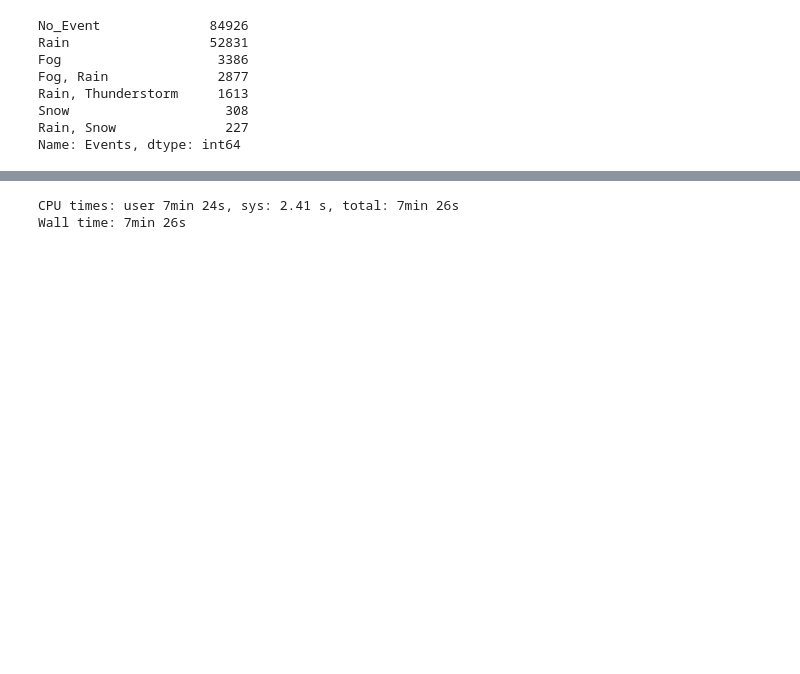
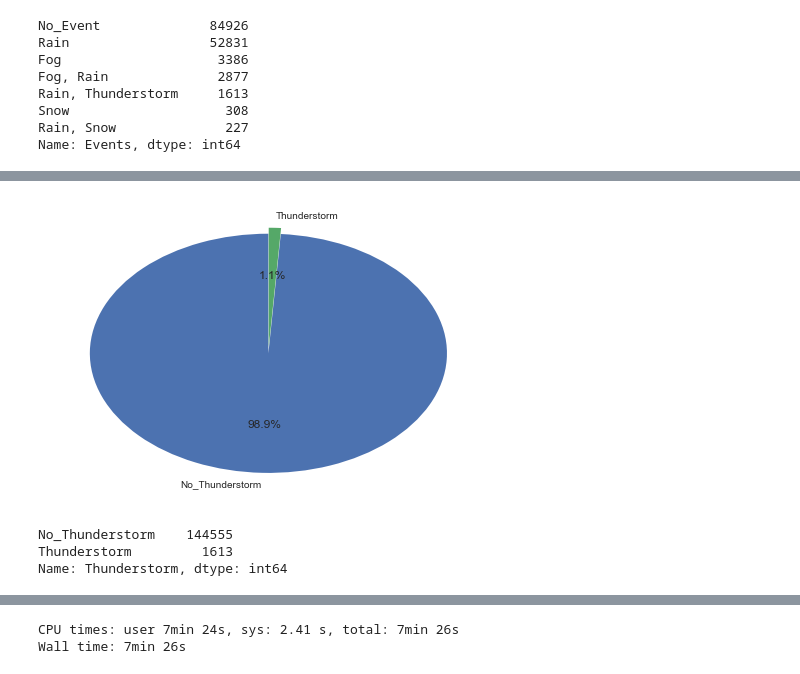
Before and after one commit to shinv1234/cycle_share, a Jupyter notebook: cycle_share_tripduration_predict_tree.ipynb, the cells around one changed output, grey strips where cells are left out. Drawn from its saved outputs; the diff is of its cells as text; code cells hidden in the pictures; blank space fills up the shorter version.

```diff
--- a/cycle_share_tripduration_predict_tree.ipynb
+++ b/cycle_share_tripduration_predict_tree.ipynb
@@ -353,0 +382,15 @@ Name: Events, dtype: int64
+# %%
+plt.pie(cycle_share[cycle_share.usertype == 'Member']['Thunderstorm'].value_counts(),
+        labels = ['No_Thunderstorm', 'Thunderstorm'],
+        explode = (0, 0.05),
+        startangle=90,
+        autopct='%1.1f%%')
+plt.show()
+thunderstorm = cycle_share[cycle_share.usertype == 'Member']['Thunderstorm'].value_counts()
+thunderstorm.index = ['No_Thunderstorm', 'Thunderstorm']
+print(thunderstorm)
+# %% [output]
+[figure, added]
+No_Thunderstorm    144555
+Thunderstorm         1613
+Name: Thunderstorm, dtype: int64
```
Also changed, not shown: parts of 5 cells of this notebook, 2 other files.
